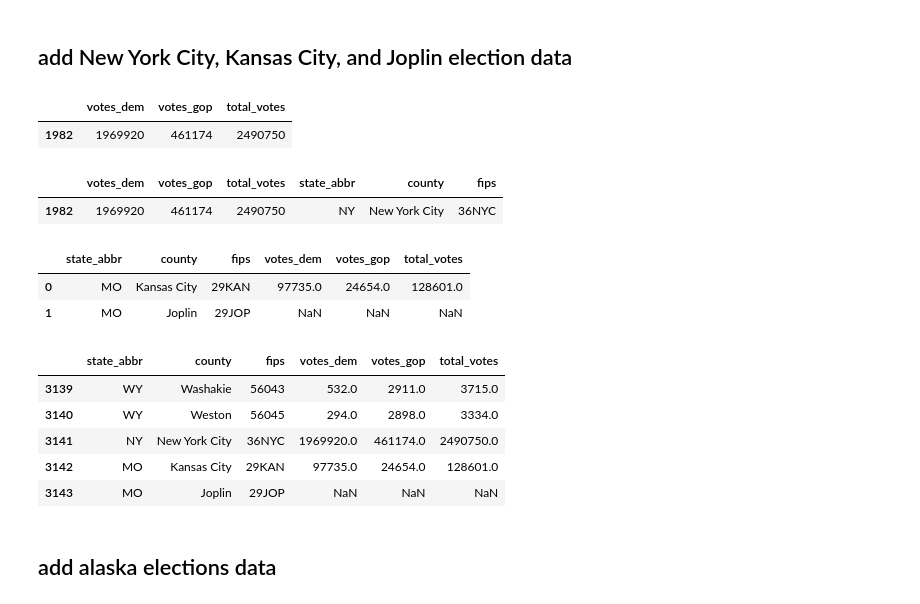
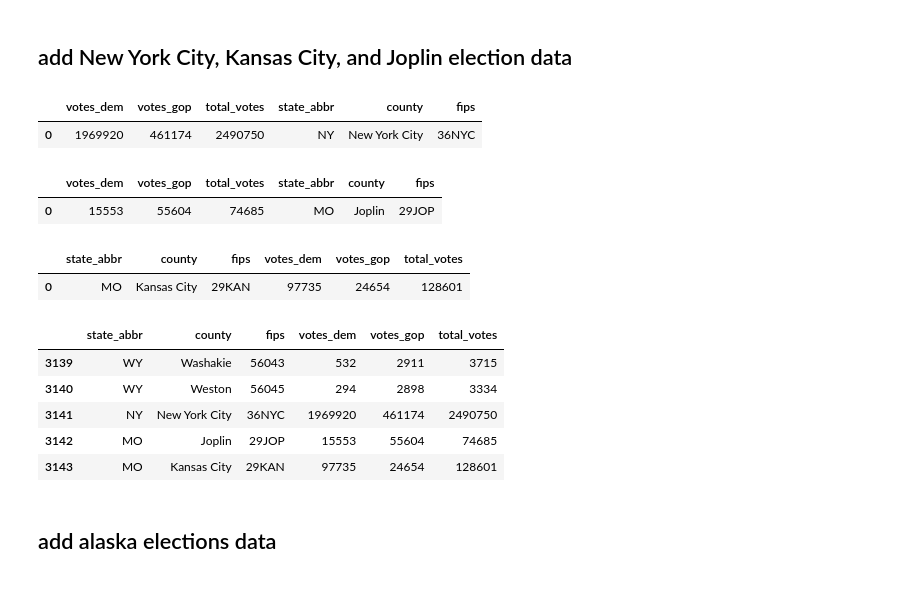
Before and after one commit to jydiw/covid-19-data, a Jupyter notebook: notebooks/1_eda_county-census-geojson.ipynb, the cells around one changed output. Drawn from its saved outputs; the diff is of its cells as text; code cells hidden in the pictures.

```diff
--- a/notebooks/1_eda_county-census-geojson.ipynb
+++ b/notebooks/1_eda_county-census-geojson.ipynb
@@ -84,7 +84,7 @@ def remove_county_terms(data, county_col):
     return data
 # %%
 # rename columns to better-match nytimes data (and personal preference)
-dem_df.rename(
+pop_df.rename(
     columns={
         'STATE':'statefips',
         'COUNTY':'countyfips',
@@ -93,16 +93,16 @@ dem_df.rename(
         'TOT_POP': 'total_pop'
     }, inplace=True
 )
-dem_df.columns = dem_df.columns.str.lower()
+pop_df.columns = pop_df.columns.str.lower()
 
 # nytimes fips is 5-digit combo of state and county fips
-dem_df['fips'] = dem_df['statefips'] + dem_df['countyfips']
-dem_df = dem_df.drop(columns=['statefips', 'countyfips'])
+pop_df['fips'] = pop_df['statefips'] + pop_df['countyfips']
+pop_df = pop_df.drop(columns=['statefips', 'countyfips'])
 
-dem_df = remove_county_terms(dem_df, 'county')
+pop_df = remove_county_terms(pop_df, 'county')
 
-dem_df.pipe(remove_county_terms, 'county')
-dem_df.head()
+pop_df.pipe(remove_county_terms, 'county')
+pop_df.head()
 # %% [output]
 |  | state | county | total_pop | tot_male | tot_female | wa_male | wa_female | ba_male | ba_female | ia_male | ... |
 | 209 | Alabama | Autauga | 55869 | 27092 | 28777 | 20878 | 21729 | 5237 | 6000 | 121 | ... |
@@ -437,13 +483,3 @@ elect_df.head()
 | 33 | AL | Blount | 01009 | 2150 | 22808 | 25384 |
 # %% [markdown]
 ## add New York City, Kansas City, and Joplin election data
-# %%
-nyc_elect_df = elect_df[(elect_df['state_abbr'] == 'NY') & (elect_df['county'] == boroughs[0])].select_dtypes(include='number')
-
-for b in boroughs[1:]:
-    nyc_elect_df += elect_df[(elect_df['state_abbr'] == 'NY') & (elect_df['county'] == b)].select_dtypes(include='number').values
-
-nyc_elect_df
-# %% [output]
-|  | votes_dem | votes_gop | total_votes |
-| 1982 | 1969920 | 461174 | 2490750 |
@@ -453,33 +486,40 @@ nyc_elect_df
 # %%
+nyc_elect_df = custom_county_maker(elect_df, using='fips', method='sum')
 nyc_elect_df['state_abbr'] = 'NY'
 nyc_elect_df['county'] = 'New York City'
 nyc_elect_df['fips'] = '36NYC'
-nyc_elect_df.head()
+nyc_elect_df
 # %% [output]
 |  | votes_dem | votes_gop | total_votes | state_abbr | county | fips |
-| 1982 | 1969920 | 461174 | 2490750 | NY | New York City | 36NYC |
+| 0 | 1969920 | 461174 | 2490750 | NY | New York City | 36NYC |
+# %%
+# estimate joplin
+jop_fips = ['29097', '29145']
+jop_elect_df = custom_county_maker(elect_df, using='fips', method='sum', state_abbr='MO', county='Joplin', fips=jop_fips, end_fips='29JOP')
+jop_elect_df
+# %% [output]
+|  | votes_dem | votes_gop | total_votes | state_abbr | county | fips |
+| 0 | 15553 | 55604 | 74685 | MO | Joplin | 29JOP |
 # %%
 # https://en.wikipedia.org/wiki/2016_United_States_presidential_election_in_Missouri
 
-mo_elect_df = pd.DataFrame(
-    [['MO', 'Kansas City', '29KAN', 97735, 24654, 128601],
-     ['MO', 'Joplin', '29JOP', np.nan, np.nan, np.nan]]
+kan_elect_df = pd.DataFrame(
+    [['MO', 'Kansas City', '29KAN', 97735, 24654, 128601]]
     , columns=elect_df.columns)
-mo_elect_df
+kan_elect_df
 # %% [output]
 |  | state_abbr | county | fips | votes_dem | votes_gop | total_votes |
-| 0 | MO | Kansas City | 29KAN | 97735.0 | 24654.0 | 128601.0 |
-| 1 | MO | Joplin | 29JOP | NaN | NaN | NaN |
+| 0 | MO | Kansas City | 29KAN | 97735 | 24654 | 128601 |
 # %%
-elect_df = elect_df.append([nyc_elect_df, mo_elect_df], ignore_index=True)
+elect_df = elect_df.append([nyc_elect_df, jop_elect_df, kan_elect_df], ignore_index=True)
 elect_df.tail()
 # %% [output]
 |  | state_abbr | county | fips | votes_dem | votes_gop | total_votes |
-| 3139 | WY | Washakie | 56043 | 532.0 | 2911.0 | 3715.0 |
-| 3140 | WY | Weston | 56045 | 294.0 | 2898.0 | 3334.0 |
-| 3141 | NY | New York City | 36NYC | 1969920.0 | 461174.0 | 2490750.0 |
-| 3142 | MO | Kansas City | 29KAN | 97735.0 | 24654.0 | 128601.0 |
-| 3143 | MO | Joplin | 29JOP | NaN | NaN | NaN |
+| 3139 | WY | Washakie | 56043 | 532 | 2911 | 3715 |
+| 3140 | WY | Weston | 56045 | 294 | 2898 | 3334 |
+| 3141 | NY | New York City | 36NYC | 1969920 | 461174 | 2490750 |
+| 3142 | MO | Joplin | 29JOP | 15553 | 55604 | 74685 |
+| 3143 | MO | Kansas City | 29KAN | 97735 | 24654 | 128601 |
 # %% [markdown]
 ## add alaska elections data
 # %% [markdown]
```
Also changed, not shown: parts of 51 cells of this notebook, 10 other files.
